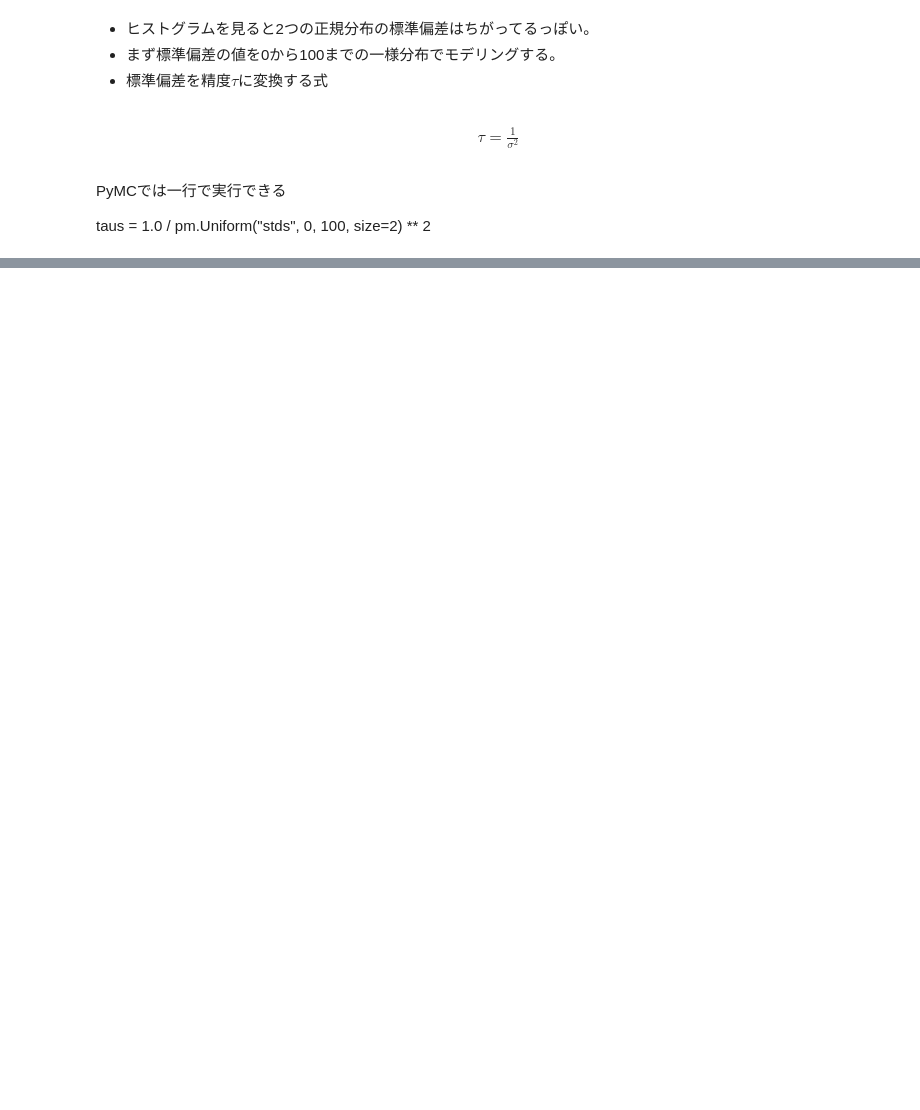
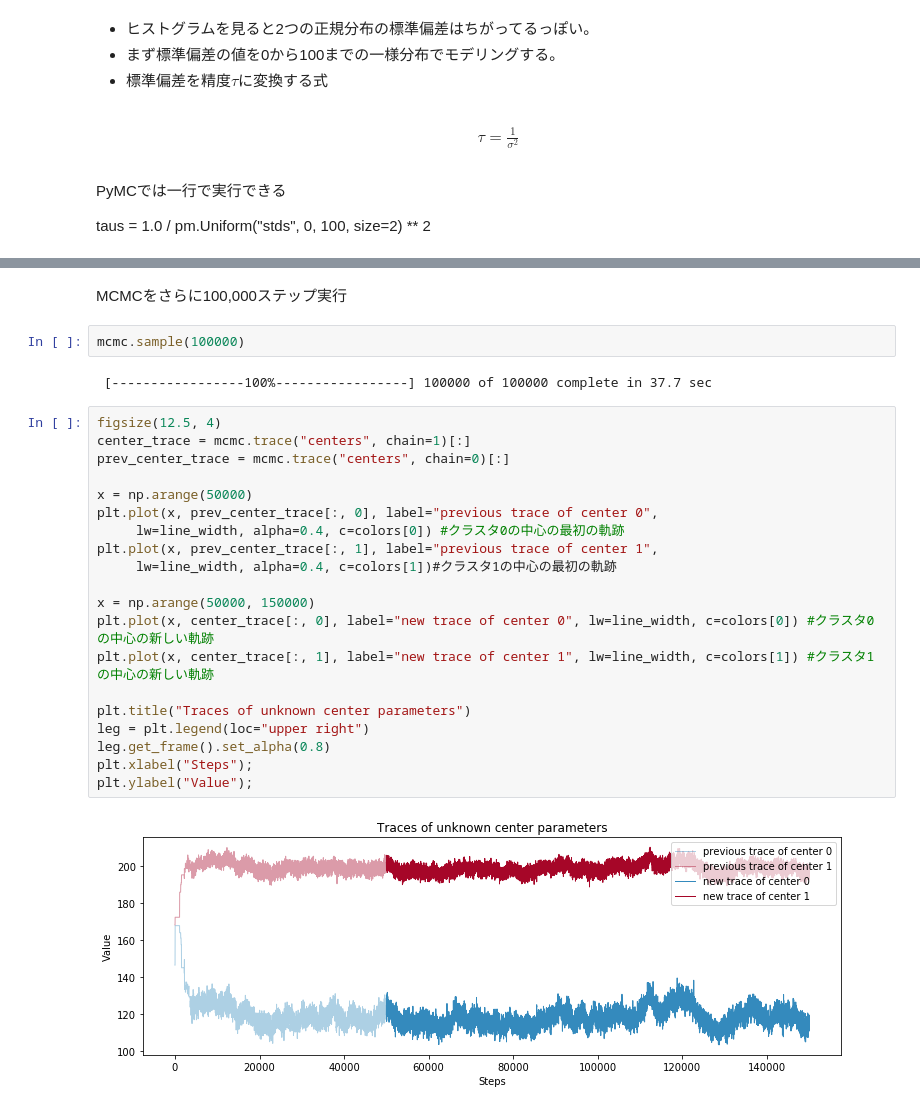
Before and after one commit to tomo461/bayesian_methods_for_hackers, a Jupyter notebook: Chapter3_Opening_the_Black_Box_of_MCMC/ch03.ipynb, the cells around one changed output, grey strips where cells are left out. Cells and saved outputs as stored; diff of their text form; blank space fills up the shorter version.

```diff
--- a/Chapter3_Opening_the_Black_Box_of_MCMC/ch03.ipynb
+++ b/Chapter3_Opening_the_Black_Box_of_MCMC/ch03.ipynb
@@ -327,0 +336,28 @@ plt.legend();
+# %% [markdown]
+MCMCをさらに100,000ステップ実行
+# %%
+mcmc.sample(100000)
+# %% [output]
+ [-----------------100%-----------------] 100000 of 100000 complete in 37.7 sec
+# %%
+figsize(12.5, 4)
+center_trace = mcmc.trace("centers", chain=1)[:]
+prev_center_trace = mcmc.trace("centers", chain=0)[:]
+
+x = np.arange(50000)
+plt.plot(x, prev_center_trace[:, 0], label="previous trace of center 0",
+     lw=line_width, alpha=0.4, c=colors[0]) #クラスタ0の中心の最初の軌跡
+plt.plot(x, prev_center_trace[:, 1], label="previous trace of center 1",
+     lw=line_width, alpha=0.4, c=colors[1])#クラスタ1の中心の最初の軌跡
+
+x = np.arange(50000, 150000)
+plt.plot(x, center_trace[:, 0], label="new trace of center 0", lw=line_width, c=colors[0]) #クラスタ0の中心の新しい軌跡
+plt.plot(x, center_trace[:, 1], label="new trace of center 1", lw=line_width, c=colors[1]) #クラスタ1の中心の新しい軌跡
+
+plt.title("Traces of unknown center parameters")
+leg = plt.legend(loc="upper right")
+leg.get_frame().set_alpha(0.8)
+plt.xlabel("Steps");
+plt.ylabel("Value");
+# %% [output]
+[figure, added]
```
Also changed, not shown: parts of 15 cells of this notebook, 1 other file.
